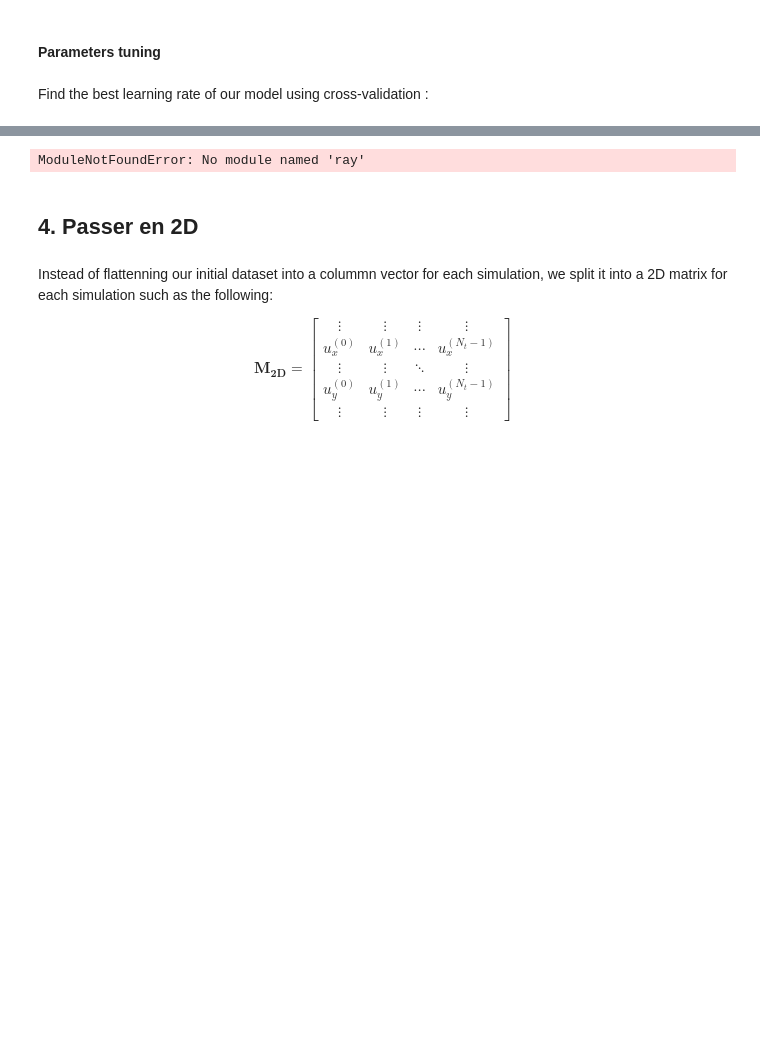
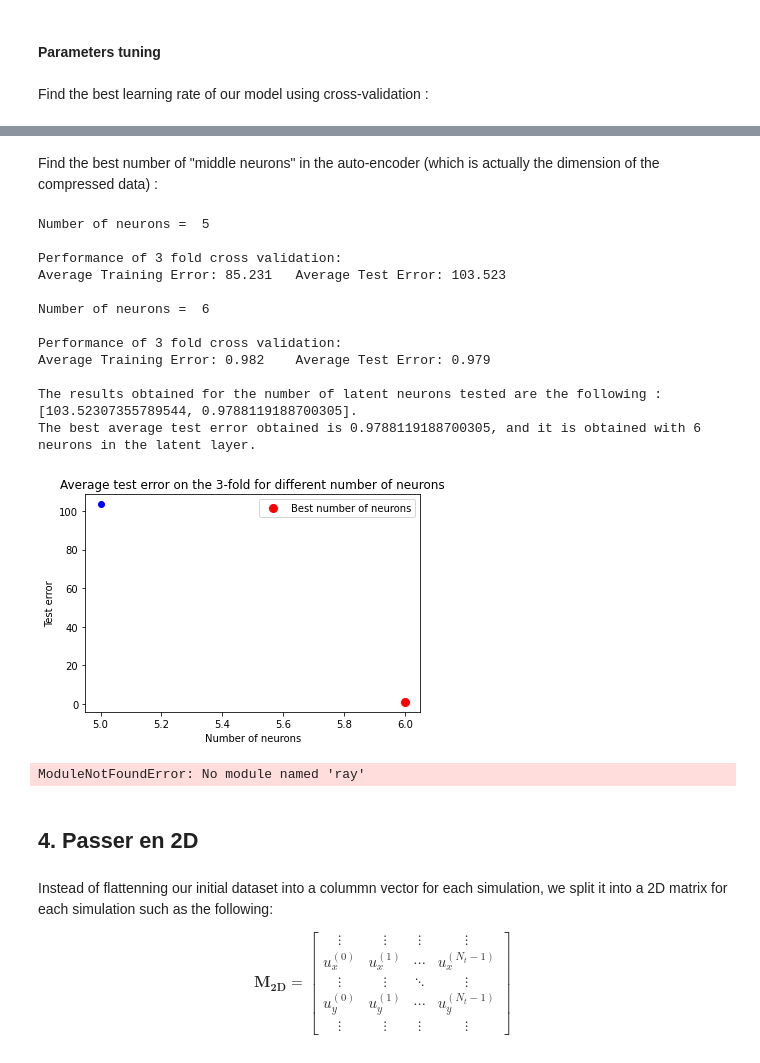
Before and after one commit to CS-433/ml-project-2-thevipers2, a Jupyter notebook: main.ipynb, the cells around one changed output, grey strips where cells are left out. Cells and saved outputs as stored; diff of their text form; code cells hidden in the pictures; blank space fills up the shorter version.

```diff
--- a/main.ipynb
+++ b/main.ipynb
@@ -352,3 +331,35 @@ Best learning rate is  0.01  with a best error of :  0.6100347550410703
+# %% [markdown]
+Find the best number of "middle neurons" in the auto-encoder (which is actually the dimension of the compressed data) :
+# %%
+# define network parameters
+lr = 0.01 # from above
+epochs=1 #50
+input_size=flattened_array_train.shape[1]
+k_folds = 3 #5
+number_neurons = [5, 6] #[3, 5, 6, 8, 10]
+
+# Set fixed random number seed
+#Attention on dirait la seed est pas fixée du tout !!!!!!!!!!
+torch.manual_seed(42)
+
+# creates a criterion that measures the mean squared error (squared L2 norm)
+criterion = nn.MSELoss()
+# %%
+best_result, best_neurons_nb = tuning_middle_layer(flattened_array_train, k_folds, input_size, epochs, criterion, lr, number_neurons)
+# %% [output]
+Number of neurons =  5
+
+Performance of 3 fold cross validation:
+Average Training Error: 85.231   Average Test Error: 103.523
+
+Number of neurons =  6
+
+Performance of 3 fold cross validation:
+Average Training Error: 0.982    Average Test Error: 0.979
+
+The results obtained for the number of latent neurons tested are the following : [103.52307355789544, 0.9788119188700305].
+The best average test error obtained is 0.9788119188700305, and it is obtained with 6 neurons in the latent layer.
+[figure, added]
 # %%
 """
 import torch.optim as optim
```
Also changed, not shown: parts of 6 cells of this notebook, 1 other file.
